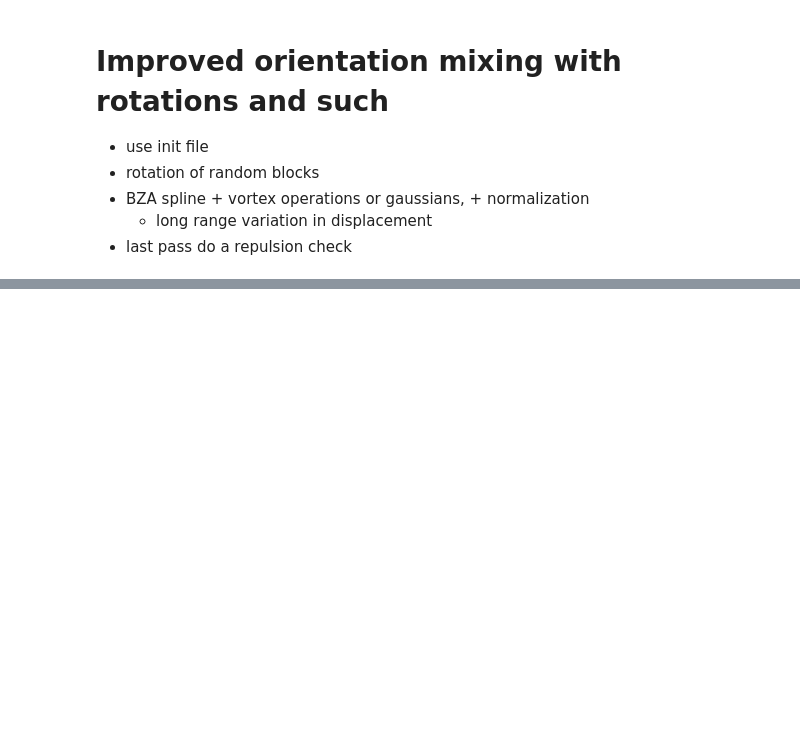
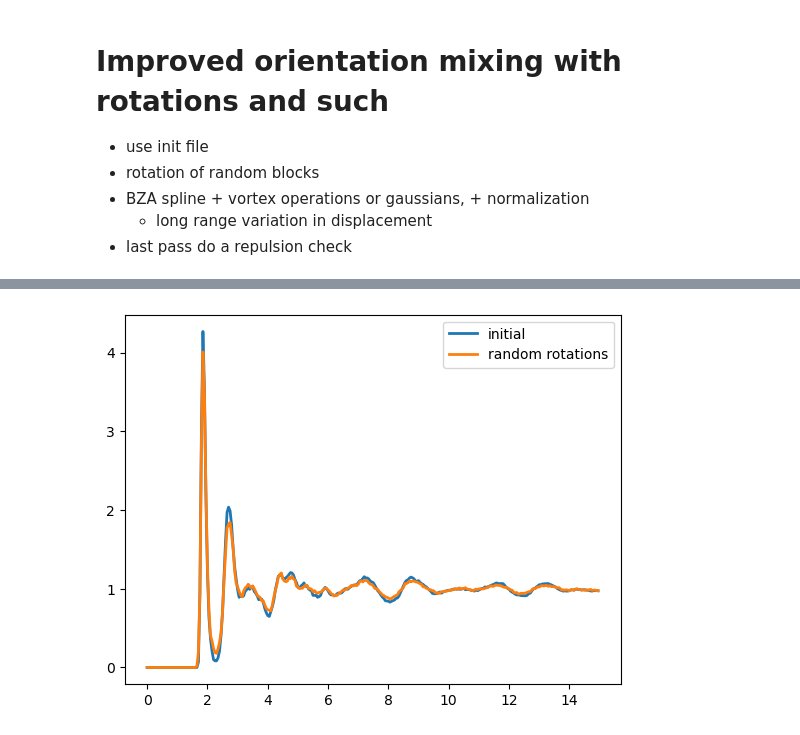
Before and after one commit to Art-MC/GAS, a Jupyter notebook: gas/PDFs/notebooks/gen_vars.ipynb, the cells around one changed output, grey strips where cells are left out. Saved outputs shown, nothing was run; the diff lists cells and outputs as text; code cells hidden in the pictures; blank space fills up the shorter version.

```diff
--- a/gas/PDFs/notebooks/gen_vars.ipynb
+++ b/gas/PDFs/notebooks/gen_vars.ipynb
@@ -483,0 +328,83 @@ scene.populate()
+# %%
+from gas.generation.modify_volume import modify_volume, remove_close_atoms
+
+rng = np.random.default_rng(42)
+
+config = {
+    "min_dist": 10,  # minimum distance between seed centers, in angstroms
+    "seeds_frac": 1, #
+    "density": 1/20**3,  # number density of seed centers, in N * angstrom ^ -3
+    "theta_max": 5,
+}
+
+mod_atoms = modify_volume(
+    atoms,
+    config,
+    rng=rng,
+)
+
+print(f"Num atoms {len(mod_atoms)}/{len(atoms)} = {len(mod_atoms)/len(atoms)*100:.1f}%")
+threshold = 0.9 * r[np.argmax(gr_init)]
+mod_atoms = remove_close_atoms(mod_atoms, threshold=threshold)
+
+r, gr2 = rdf.rdf(
+        mod_atoms,
+        pbcs=atoms.pbc,
+        **RDF_params,
+        dr_ind_min = 0.5,
+)
+gr2 = gr2.get()
+r = r.get()
+fig, ax = plt.subplots()
+ax.plot(r, gr_init, label='initial', lw=2)
+ax.plot(r, gr2, label='random rotations', lw=2)
+# ax.plot(r, gr2, label='gr2', linestyle='dotted', lw=2)
+ax.legend()
+plt.show()
+
+
+# mod_atoms = modify_volume(
+#     mod_atoms,
+#     config,
+#     rng=rng,
+# )
+# mod_atoms = remove_close_atoms(mod_atoms, threshold=threshold)
+
+# r, gr2 = rdf.rdf(
+#         mod_atoms,
+#         pbcs=atoms.pbc,
+#         **RDF_params,
+#         dr_ind_min = 0.5,
+# )
+# gr2 = gr2.get()
+# r = r.get()
+# fig, ax = plt.subplots()
+# ax.plot(r, gr_init, label='initial', lw=2)
+# ax.plot(r, gr2, label='random rotations', lw=2)
+# # ax.plot(r, gr2, label='gr2', linestyle='dotted', lw=2)
+# ax.legend()
+# plt.show()
+
+
+# mod_atoms = modify_volume(
+#     mod_atoms,
+#     config,
+#     rng=rng,
+# )
+# mod_atoms = remove_close_atoms(mod_atoms, threshold=threshold)
+
+# r, gr2 = rdf.rdf(
+#         mod_atoms,
+#         pbcs=atoms.pbc,
+#         **RDF_params,
+#         dr_ind_min = 0.5,
+# )
+# gr2 = gr2.get()
+# r = r.get()
+# fig, ax = plt.subplots()
+# ax.plot(r, gr_init, label='initial', lw=2)
+# ax.plot(r, gr2, label='random rotations', lw=2)
+# # ax.plot(r, gr2, label='gr2', linestyle='dotted', lw=2)
+# ax.legend()
+# plt.show()
+# %% [output]
@@ -484,2 +428,3 @@ scene.populate()
+[figure, added]
 # %%
 r, gr2 = rdf.rdf(
```
Also changed, not shown: parts of 35 cells of this notebook, 2 other files.
